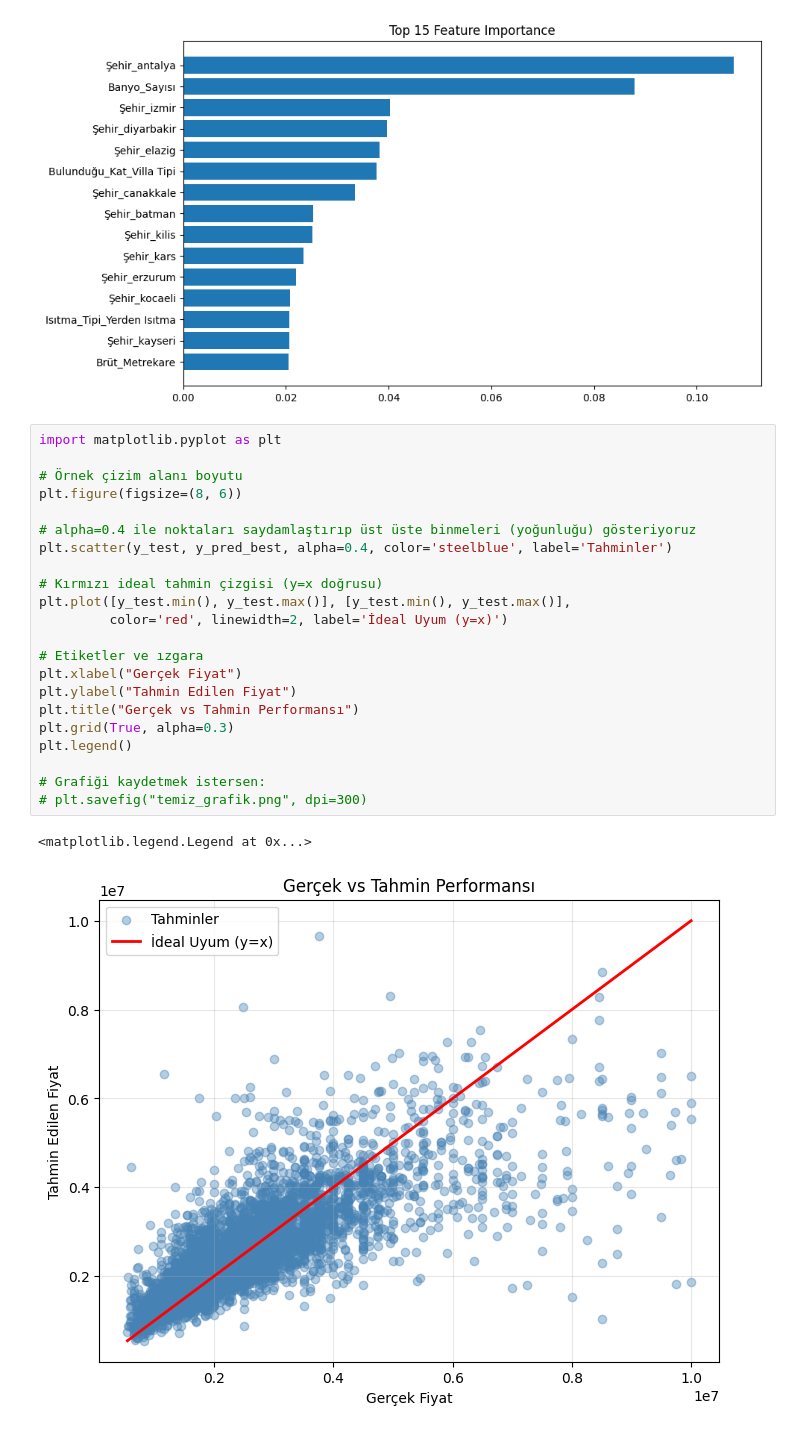
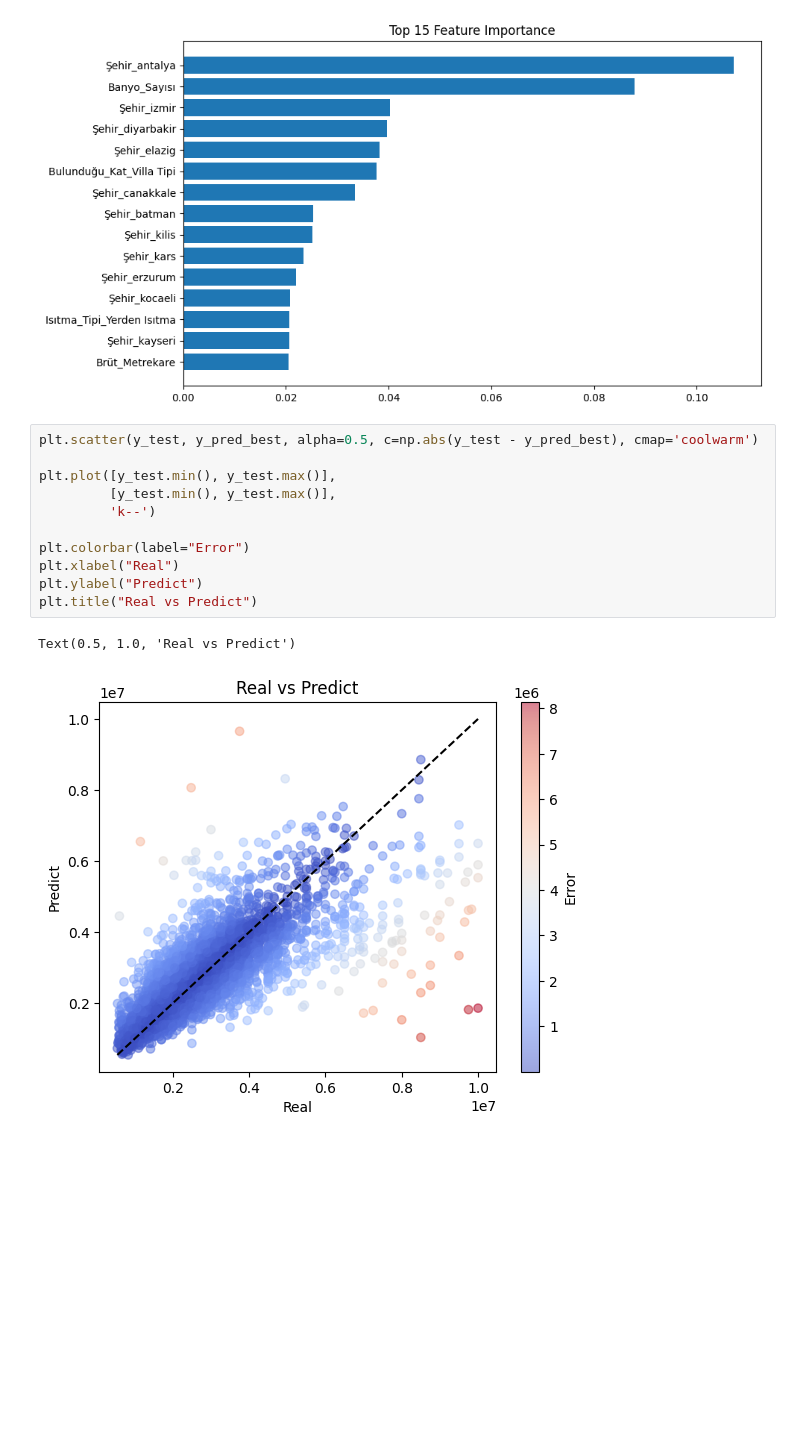
Before and after one commit to Yapay-zeka-dersi-projesi/Ev_fiyat_tahmin_sistemi, a Jupyter notebook: model_graphics.ipynb, the cells around one changed output. Saved outputs shown, nothing was run; the diff lists cells and outputs as text; blank space fills up the shorter version.

Commit message:
- improve 'real vs predict' graphic

```diff
--- a/model_graphics.ipynb
+++ b/model_graphics.ipynb
@@ -114,28 +114,17 @@ plt.gca().invert_yaxis()
 plt.show()
 # %% [output]
 [figure]
-# %%
-import matplotlib.pyplot as plt
-
-# Örnek çizim alanı boyutu
-plt.figure(figsize=(8, 6))
-
-# alpha=0.4 ile noktaları saydamlaştırıp üst üste binmeleri (yoğunluğu) gösteriyoruz
-plt.scatter(y_test, y_pred_best, alpha=0.4, color='steelblue', label='Tahminler')
-
-# Kırmızı ideal tahmin çizgisi (y=x doğrusu)
-plt.plot([y_test.min(), y_test.max()], [y_test.min(), y_test.max()],
-         color='red', linewidth=2, label='İdeal Uyum (y=x)')
-
-# Etiketler ve ızgara
-plt.xlabel("Gerçek Fiyat")
-plt.ylabel("Tahmin Edilen Fiyat")
-plt.title("Gerçek vs Tahmin Performansı")
-plt.grid(True, alpha=0.3)
-plt.legend()
-
-# Grafiği kaydetmek istersen:
-# plt.savefig("temiz_grafik.png", dpi=300)
-# %% [output]
-<matplotlib.legend.Legend at 0x...>
-[figure, removed]
+# %%
+plt.scatter(y_test, y_pred_best, alpha=0.5, c=np.abs(y_test - y_pred_best), cmap='coolwarm')
+
+plt.plot([y_test.min(), y_test.max()],
+         [y_test.min(), y_test.max()],
+         'k--')
+
+plt.colorbar(label="Error")
+plt.xlabel("Real")
+plt.ylabel("Predict")
+plt.title("Real vs Predict")
+# %% [output]
+Text(0.5, 1.0, 'Real vs Predict')
+[figure, added]
```
